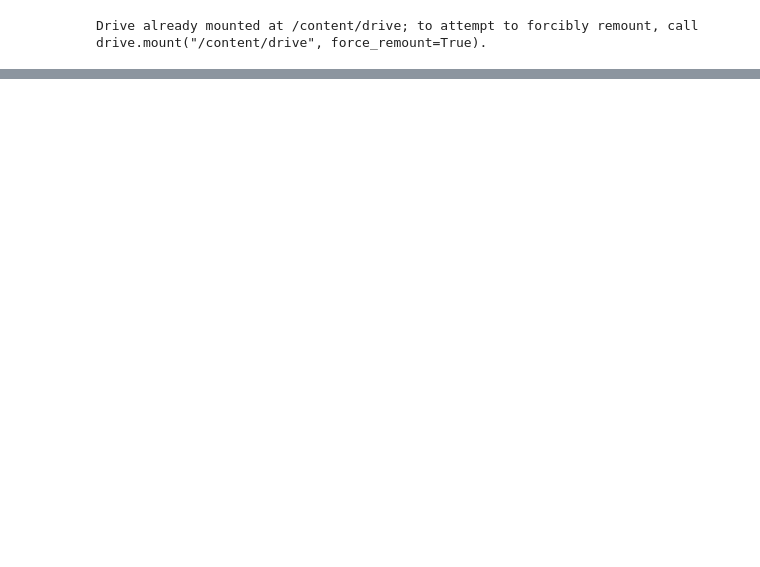
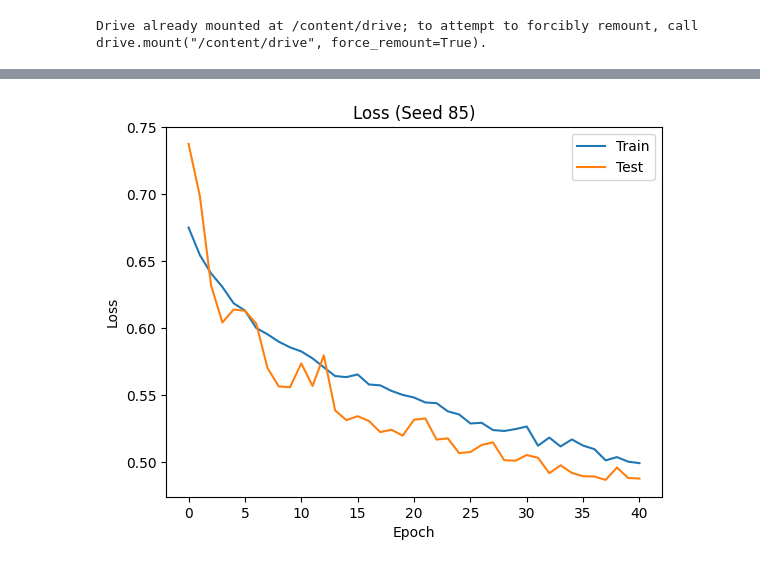
Before and after one commit to raki-rankawat/stm32-thesis, a Jupyter notebook: MobileNetV2_Model.ipynb, the cells around one changed output, grey strips where cells are left out. Saved outputs shown, nothing was run; the diff lists cells and outputs as text; code cells hidden in the pictures; blank space fills up the shorter version.

```diff
--- a/MobileNetV2_Model.ipynb
+++ b/MobileNetV2_Model.ipynb
@@ -662,0 +579,27 @@ show_random_predictions(5)
+# %%
+# =====================================================
+# Multi-Seed Runner
+# =====================================================
+
+all_results = []
+
+for seed in [41, 52, 63, 74, 85]:
+    result = train_model(seed)
+    all_results.append(result)
+
+print("\n" + "=" * 60)
+print("Final Results")
+print("=" * 60)
+
+best_result = None
+
+for result in all_results:
+    print(f"Seed {result['seed']} -> {result['best_acc'] * 100:.2f}% | {result['save_path']}")
+
+    if best_result is None or result["best_acc"] > best_result["best_acc"]:
+        best_result = result
+
+print("\nBest overall model:")
+print(f"Seed: {best_result['seed']}")
+print(f"Best validation accuracy: {best_result['best_acc'] * 100:.2f}%")
+print(f"Checkpoint: {best_result['save_path']}")
@@ -662,0 +624,16 @@ show_random_predictions(5)
+# %%
+# =====================================================
+# Loss Plot
+# =====================================================
+
+plt.figure()
+plt.plot(best_result["train_losses"], label="Train Loss")
+plt.plot(best_result["val_losses"], label="Val Loss")
+plt.title(f"Loss (Seed {best_result['seed']})")
+plt.xlabel("Epoch")
+plt.ylabel("Loss")
+plt.legend()
+plt.legend(["Train", "Test"])
+plt.show()
+# %% [output]
+[figure, added]
```
Also changed, not shown: parts of 42 cells of this notebook.
